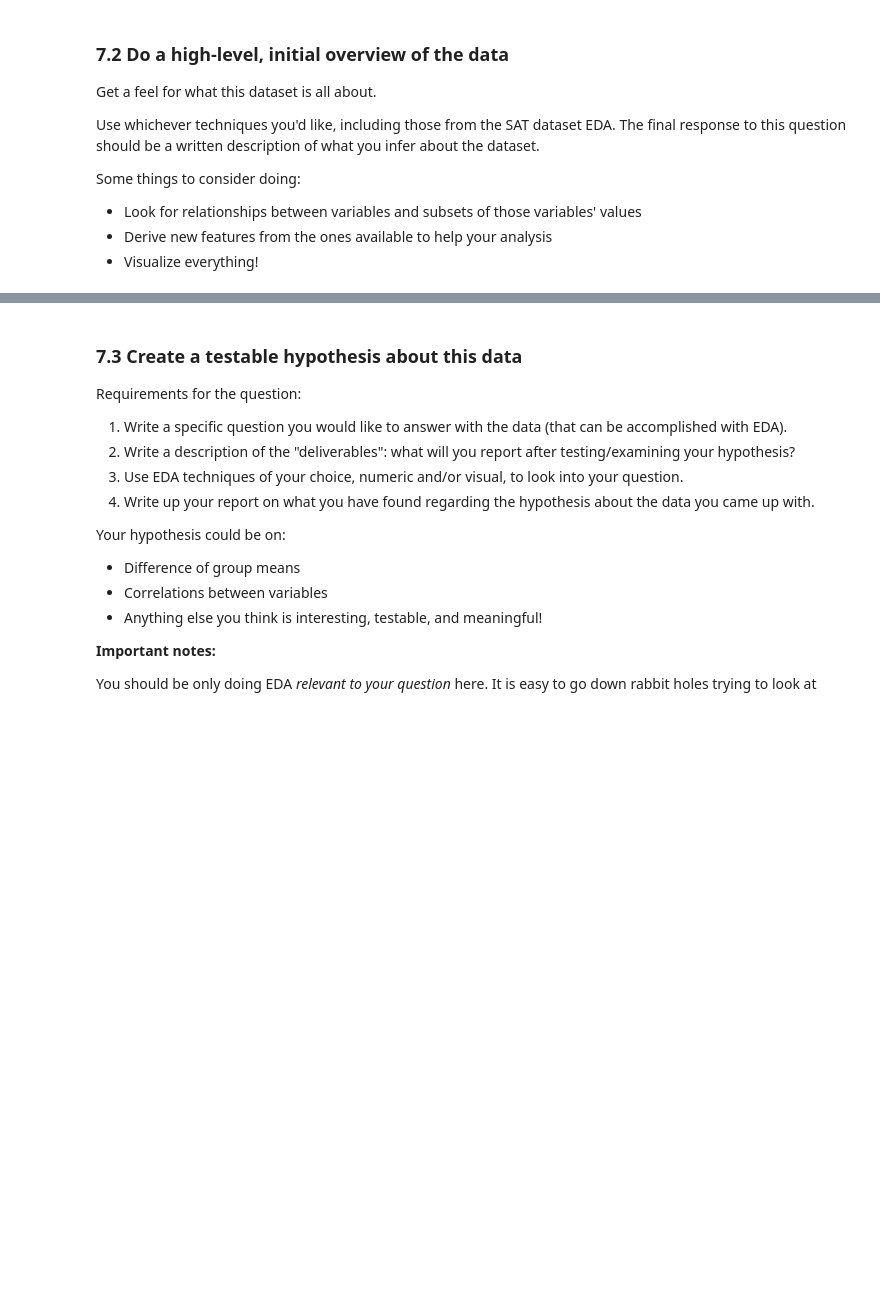
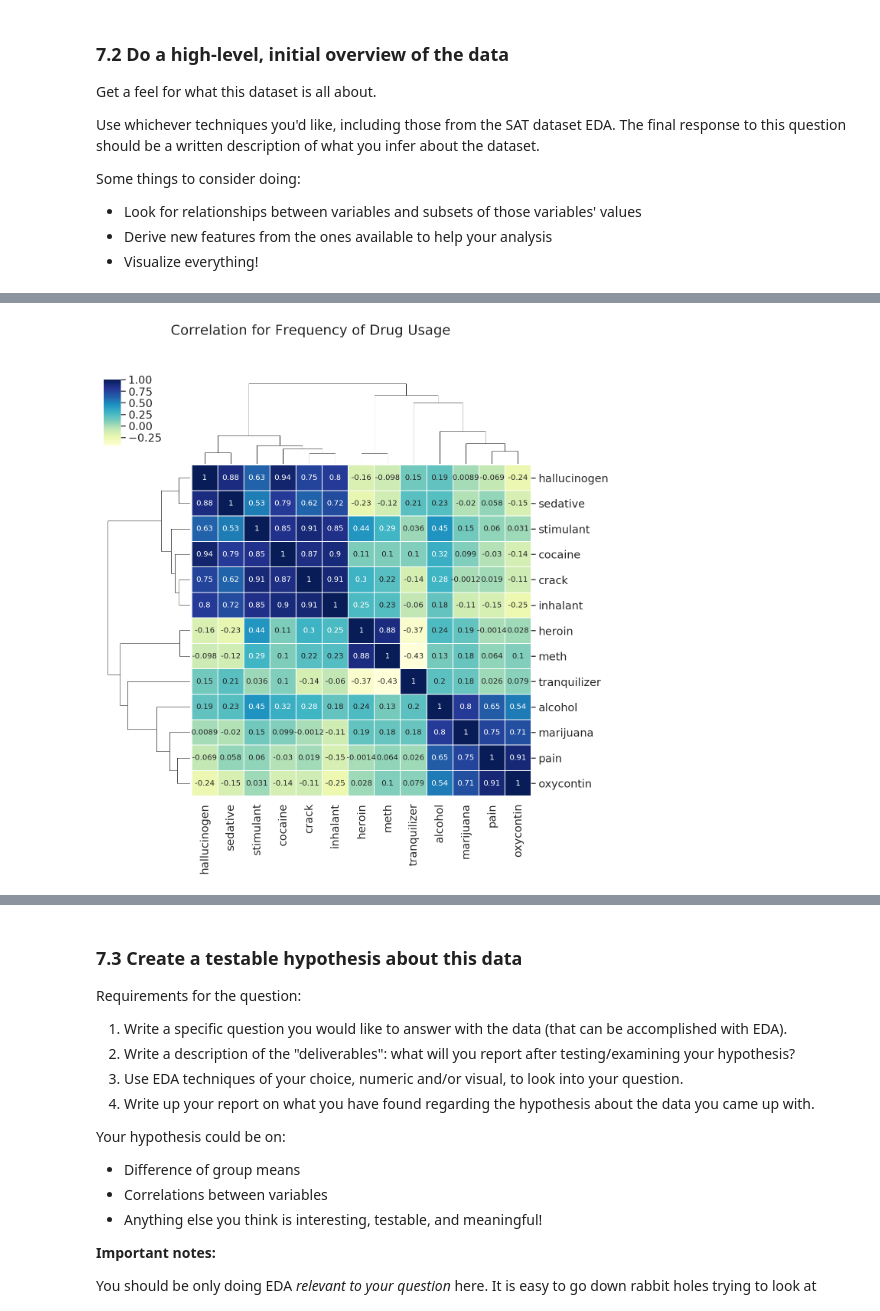
Before and after one commit to ppeyliang/EDA, a Jupyter notebook: eda.ipynb, the cells around one changed output, grey strips where cells are left out. Saved outputs shown, nothing was run; the diff lists cells and outputs as text; code cells hidden in the pictures; blank space fills up the shorter version.

```diff
--- a/eda.ipynb
+++ b/eda.ipynb
@@ -609,0 +643,6 @@ sns.barplot(x='age', y='alcohol-use', data=drug)
+# %%
+sns.clustermap(drug_freq.corr(), cmap='YlGnBu', linewidths=.5, annot=True)\
+    .fig.suptitle('Correlation for Frequency of Drug Usage', fontsize=18)
+plt.show()
+# %% [output]
+[figure, added]
```
Also changed, not shown: parts of 26 cells of this notebook.
